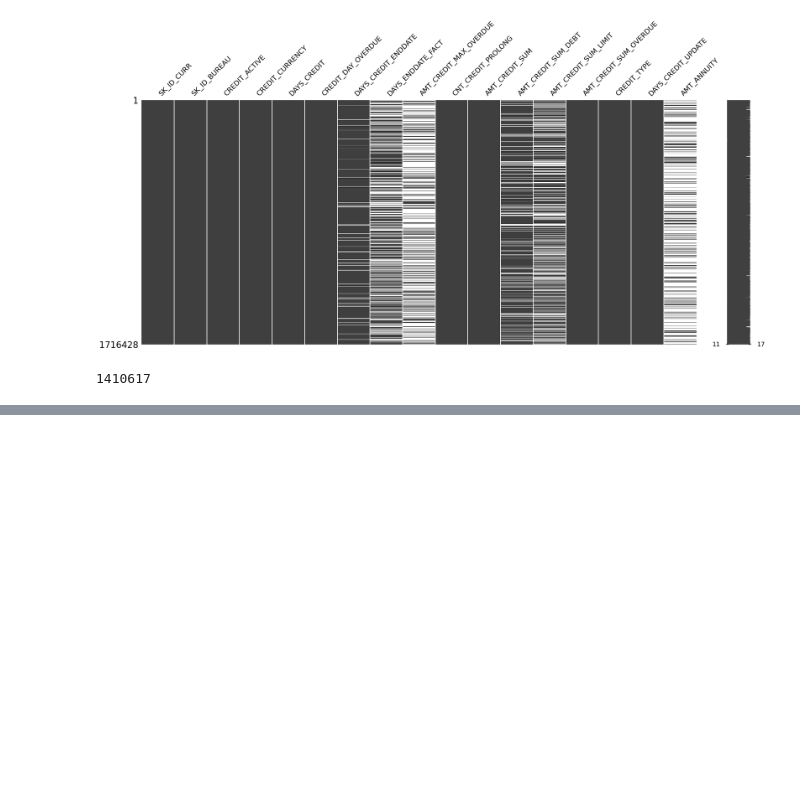
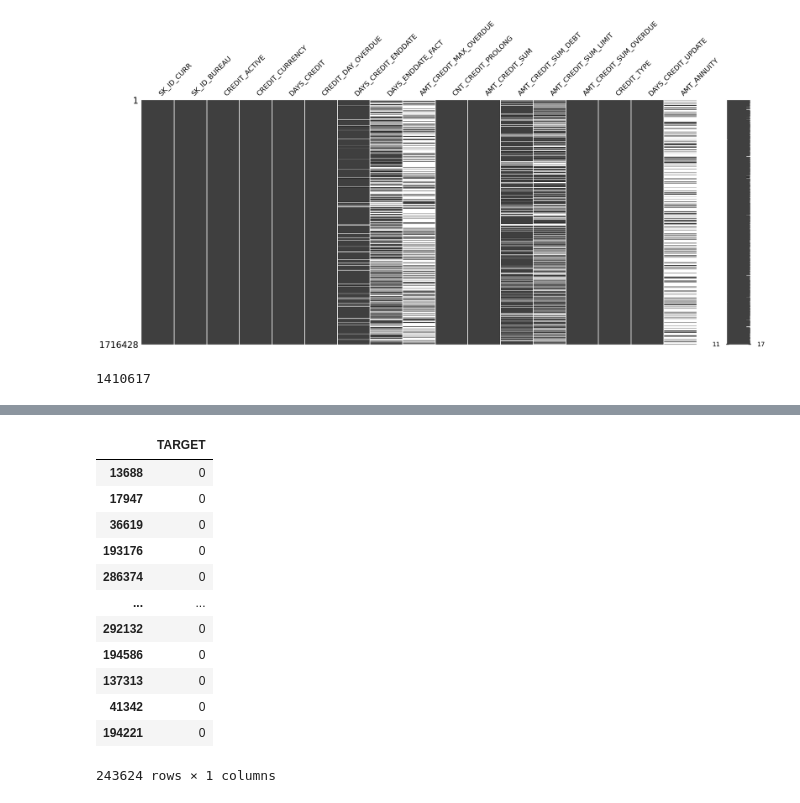
Before and after one commit to ASAKHRI/projetE1, a Jupyter notebook: import.ipynb, the cells around one changed output, grey strips where cells are left out. Cells and saved outputs as stored; diff of their text form; code cells hidden in the pictures; blank space fills up the shorter version.

```diff
--- a/import.ipynb
+++ b/import.ipynb
@@ -121,0 +323,19 @@ msno.matrix(previous_application)
+# %%
+# Séparation des ensembles d'entraînement et de test (80-20%)
+X_train, X_test, y_train, y_test = train_test_split(X, y, test_size=0.2, random_state=42, stratify=y)
+# %%
+y_train
+# %% [output]
+|  | TARGET |
+| 13688 | 0 |
+| 17947 | 0 |
+| 36619 | 0 |
+| 193176 | 0 |
+| 286374 | 0 |
+| ... | ... |
+| 292132 | 0 |
+| 194586 | 0 |
+| 137313 | 0 |
+| 41342 | 0 |
+| 194221 | 0 |
+243624 rows × 1 columns
```
Also changed, not shown: parts of 42 cells of this notebook, 1 other file.
